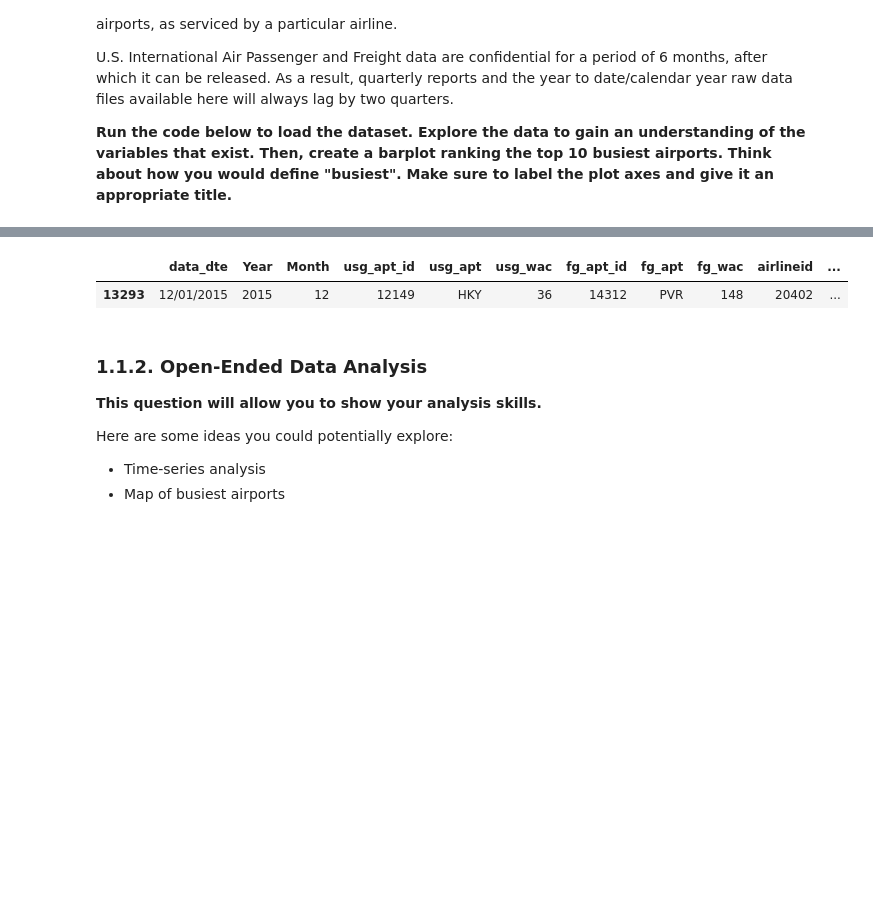
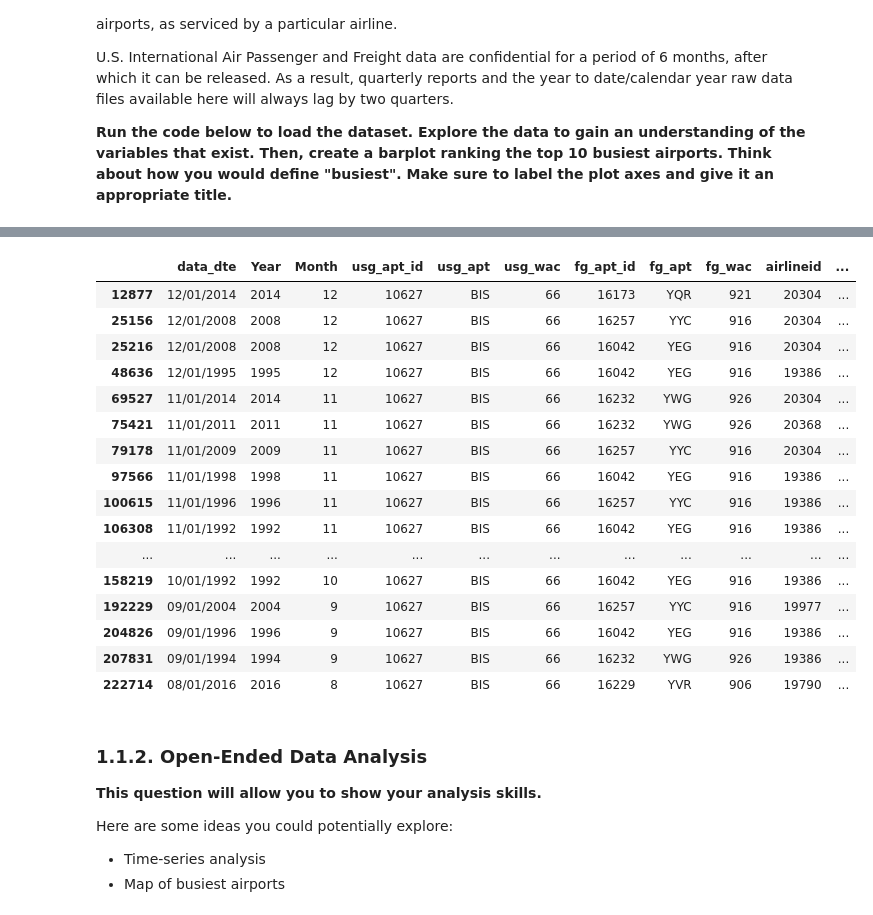
Before and after one commit to Freddy-Y/HDAG-Technical-Deliverable, a Jupyter notebook: F25_HDAG_Deliverable_Case_Team_Analyst.ipynb, the cells around one changed output, grey strips where cells are left out. Cells and saved outputs as stored; diff of their text form; code cells hidden in the pictures; blank space fills up the shorter version.

```diff
--- a/F25_HDAG_Deliverable_Case_Team_Analyst.ipynb
+++ b/F25_HDAG_Deliverable_Case_Team_Analyst.ipynb
@@ -161,8 +311,23 @@ top_ten_passengers.head(15)
 # %%
-departure_data.loc[departure_data["usg_apt"] == "HKY"].head(100)
+passengers_data.loc[passengers_data["usg_apt"] == "BIS"].head(100)
 # %% [output]
 |  | data_dte | Year | Month | usg_apt_id | usg_apt | usg_wac | fg_apt_id | fg_apt | fg_wac | airlineid | ... |
-| 13293 | 12/01/2015 | 2015 | 12 | 12149 | HKY | 36 | 14312 | PVR | 148 | 20402 | ... |
+| 12877 | 12/01/2014 | 2014 | 12 | 10627 | BIS | 66 | 16173 | YQR | 921 | 20304 | ... |
+| 25156 | 12/01/2008 | 2008 | 12 | 10627 | BIS | 66 | 16257 | YYC | 916 | 20304 | ... |
+| 25216 | 12/01/2008 | 2008 | 12 | 10627 | BIS | 66 | 16042 | YEG | 916 | 20304 | ... |
+| 48636 | 12/01/1995 | 1995 | 12 | 10627 | BIS | 66 | 16042 | YEG | 916 | 19386 | ... |
+| 69527 | 11/01/2014 | 2014 | 11 | 10627 | BIS | 66 | 16232 | YWG | 926 | 20304 | ... |
+| 75421 | 11/01/2011 | 2011 | 11 | 10627 | BIS | 66 | 16232 | YWG | 926 | 20368 | ... |
+| 79178 | 11/01/2009 | 2009 | 11 | 10627 | BIS | 66 | 16257 | YYC | 916 | 20304 | ... |
+| 97566 | 11/01/1998 | 1998 | 11 | 10627 | BIS | 66 | 16042 | YEG | 916 | 19386 | ... |
+| 100615 | 11/01/1996 | 1996 | 11 | 10627 | BIS | 66 | 16257 | YYC | 916 | 19386 | ... |
+| 106308 | 11/01/1992 | 1992 | 11 | 10627 | BIS | 66 | 16042 | YEG | 916 | 19386 | ... |
+| ... | ... | ... | ... | ... | ... | ... | ... | ... | ... | ... | ... |
+| 158219 | 10/01/1992 | 1992 | 10 | 10627 | BIS | 66 | 16042 | YEG | 916 | 19386 | ... |
+| 192229 | 09/01/2004 | 2004 | 9 | 10627 | BIS | 66 | 16257 | YYC | 916 | 19977 | ... |
+| 204826 | 09/01/1996 | 1996 | 9 | 10627 | BIS | 66 | 16042 | YEG | 916 | 19386 | ... |
+| 207831 | 09/01/1994 | 1994 | 9 | 10627 | BIS | 66 | 16232 | YWG | 926 | 19386 | ... |
+| 222714 | 08/01/2016 | 2016 | 8 | 10627 | BIS | 66 | 16229 | YVR | 906 | 19790 | ... |
 # %% [markdown]
 ### 1.1.2. Open-Ended Data Analysis
 **This question will allow you to show your analysis skills.**
```
Also changed, not shown: parts of 7 cells of this notebook.
